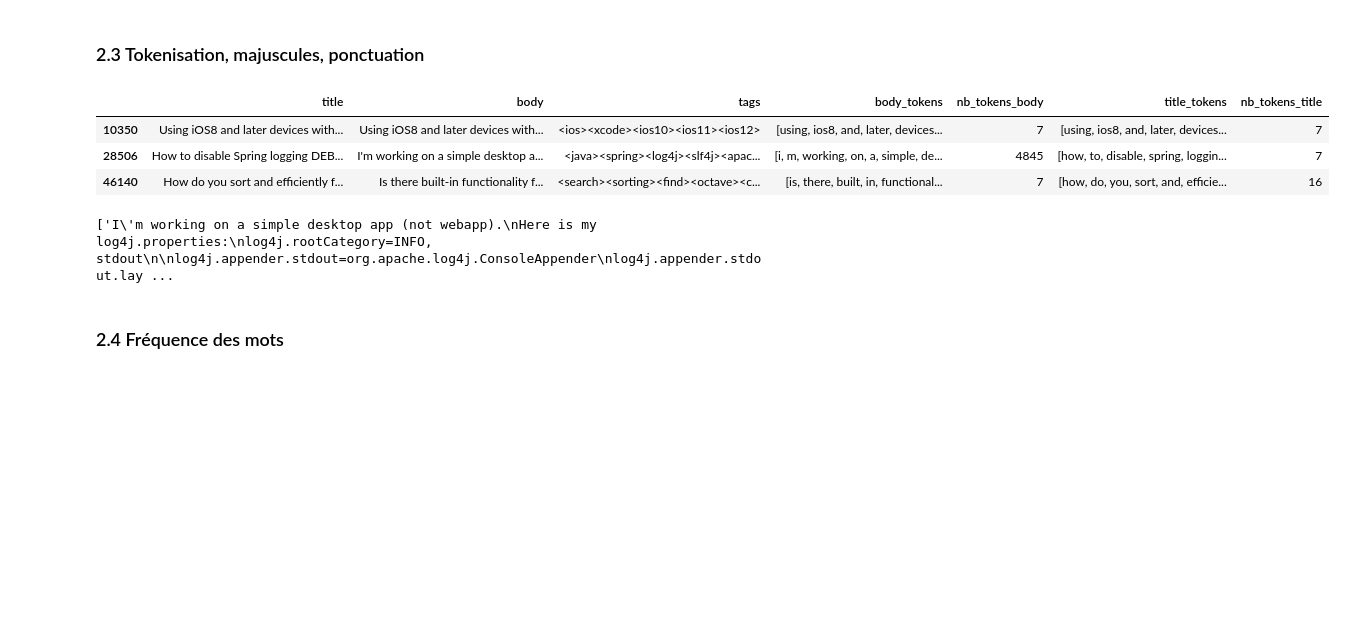
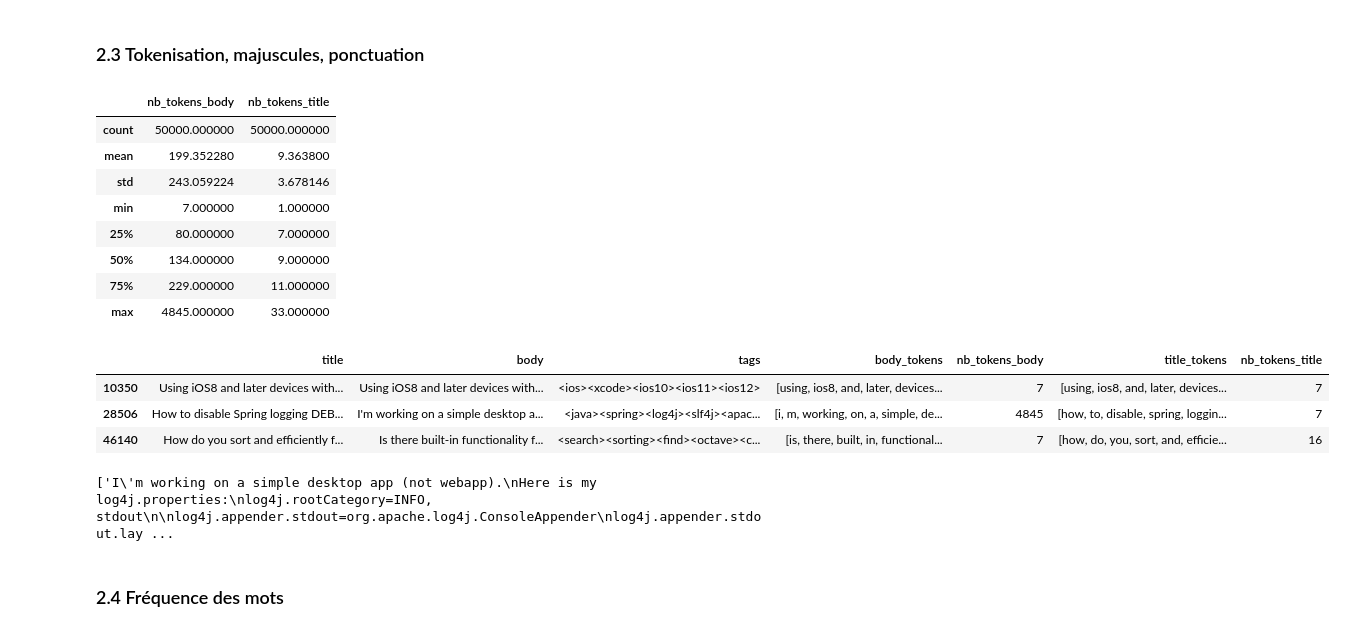
Before and after one commit to Kiwinokoto/ML_student, a Jupyter notebook: notebooks/Oudelet_Kevin_1_notebook_exploration_271123.ipynb, the cells around one changed output. Cells and saved outputs as stored; diff of their text form; code cells hidden in the pictures; blank space fills up the shorter version.

```diff
--- a/notebooks/Oudelet_Kevin_1_notebook_exploration_271123.ipynb
+++ b/notebooks/Oudelet_Kevin_1_notebook_exploration_271123.ipynb
@@ -648,7 +663,7 @@ def preprocess_1_tokenize(text, remove_punct=True):
     - remove_punct (bool): filter punctuation marks.
 
     Returns:
-    - list: List of tokens.
+    - list: List of tokens, each token is a string.
     """
     # Nettoyage des majuscules et des espaces
     text = text.lower().strip()
@@ -680,21 +695,30 @@ raw_questions_tags['title_tokens'] = raw_questions_tags['title'].parallel_apply(
 
 raw_questions_tags['nb_tokens_title'] = raw_questions_tags['title_tokens'].apply(len)
 # %%
-raw_questions_tags.describe()
+display(raw_questions_tags.describe())
 
 # La question la + courte est composée de 7 tokens.
 # La + longue, de presque 5000, soit... environ 15 pages ?!
 
 display(raw_questions_tags.loc[(raw_questions_tags['nb_tokens_body'] == 7)
                                | (raw_questions_tags['nb_tokens_body'] == 4845), : ])
 
 print(raw_questions_tags.loc[raw_questions_tags['nb_tokens_body'] == 4845, ['body']].values[0])
 # Ca a l'air compliqué en effet ! A not so simple app
 # %% [output]
-|  | title | body | tags | body_tokens | nb_tokens_body | title_tokens | nb_tokens_title |
-| 10350 | Using iOS8 and later devices with... | Using iOS8 and later devices with... | <ios><xcode><ios10><ios11><ios12> | [using, ios8, and, later, devices... | 7 | [using, ios8, and, later, devices... | 7 |
-| 28506 | How to disable Spring logging DEB... | I'm working on a simple desktop a... | <java><spring><log4j><slf4j><apac... | [i, m, working, on, a, simple, de... | 4845 | [how, to, disable, spring, loggin... | 7 |
-| 46140 | How do you sort and efficiently f... | Is there built-in functionality f... | <search><sorting><find><octave><c... | [is, there, built, in, functional... | 7 | [how, do, you, sort, and, efficie... | 16 |
+|  | nb_tokens_body | nb_tokens_title |
+| count | 50000.000000 | 50000.000000 |
+| mean | 199.352280 | 9.363800 |
+| std | 243.059224 | 3.678146 |
+| min | 7.000000 | 1.000000 |
+| 25% | 80.000000 | 7.000000 |
+| 50% | 134.000000 | 9.000000 |
+| 75% | 229.000000 | 11.000000 |
+| max | 4845.000000 | 33.000000 |
+|  | title | body | tags | body_tokens | nb_tokens_body | title_tokens | nb_tokens_title |
+| 10350 | Using iOS8 and later devices with... | Using iOS8 and later devices with... | <ios><xcode><ios10><ios11><ios12> | [using, ios8, and, later, devices... | 7 | [using, ios8, and, later, devices... | 7 |
+| 28506 | How to disable Spring logging DEB... | I'm working on a simple desktop a... | <java><spring><log4j><slf4j><apac... | [i, m, working, on, a, simple, de... | 4845 | [how, to, disable, spring, loggin... | 7 |
+| 46140 | How do you sort and efficiently f... | Is there built-in functionality f... | <search><sorting><find><octave><c... | [is, there, built, in, functional... | 7 | [how, do, you, sort, and, efficie... | 16 |
 ['I\'m working on a simple desktop app (not webapp).\nHere is my log4j.properties:\nlog4j.rootCategory=INFO, stdout\n\nlog4j.appender.stdout=org.apache.log4j.ConsoleAppender\nlog4j.appender.stdout.lay ...
 # %% [markdown]
 ### 2.4 Fréquence des mots
```
Also changed, not shown: parts of 44 cells of this notebook.
